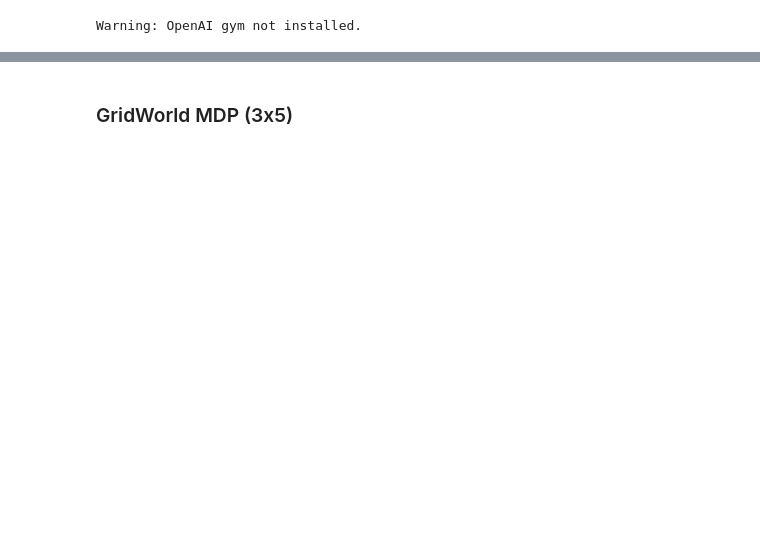
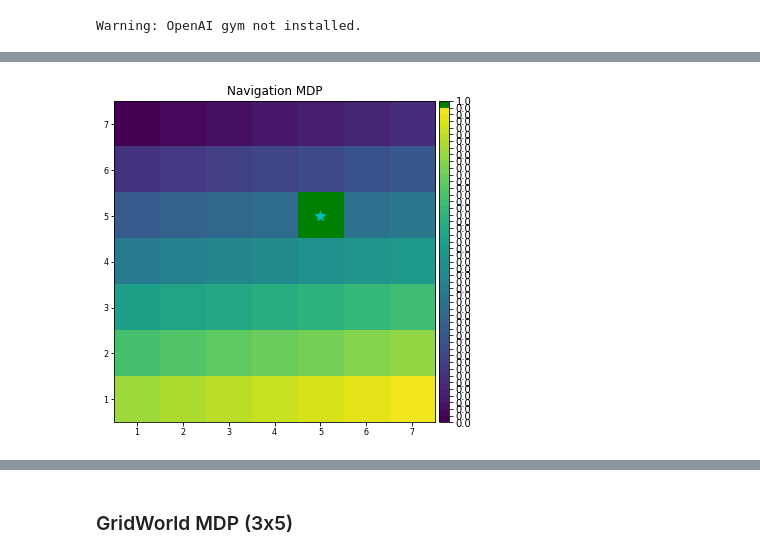
Before and after one commit to yrevar/inverse_rl, a Jupyter notebook: irl/mlirl/perf/perf_analysis_pytorch_value_iteration.ipynb, the cells around one changed output, grey strips where cells are left out. Cells and saved outputs as stored; diff of their text form; code cells hidden in the pictures; blank space fills up the shorter version.

```diff
--- a/irl/mlirl/perf/perf_analysis_pytorch_value_iteration.ipynb
+++ b/irl/mlirl/perf/perf_analysis_pytorch_value_iteration.ipynb
@@ -23,0 +139,21 @@ Warning: OpenAI gym not installed.
+# %%
+nvmdp, S, A, T, phi, s_to_idx = get_toy_irl_problem(7, 7, (5,5))
+nvmdp.visualize_grid(show_colorbar=True, show_rewards_colorbar=True)
+
+gamma = 0.80
+dtype = torch.float
+phi_dim = len(phi(S[0]))
+boltzmann_beta = 10.
+boltzmann_expl_policy = lambda Q, beta=boltzmann_beta: (beta*Q).softmax(dim=0)
+argmax_expl_policy = lambda Q: torch.eye(len(Q))[Q.argmax()]
+
+phi_S = torch.Tensor([phi(s) for s in S]).type(dtype)
+w = Variable(torch.Tensor(phi_dim, 1).normal_(0, 0.01).type(dtype), requires_grad=True)
+R_diff = torch.mm(phi_S, w)
+R_const = torch.Tensor(len(S), 1).normal_(0, 0.01).type(dtype)
+R_true = torch.Tensor([nvmdp.cell_type_rewards[cell_id] for cell_id in np.nditer(nvmdp.map_state_cell_id)]).type(dtype)
+
+vi_params = dict(S=S, A=A, R=R_true, T=T, s_to_idx=s_to_idx,
+                 expl_policy=argmax_expl_policy, gamma=gamma, dtype=dtype, n_iters=1)
+# %% [output]
+[figure, added]
```
Also changed, not shown: parts of 50 cells of this notebook, 8 other files.
